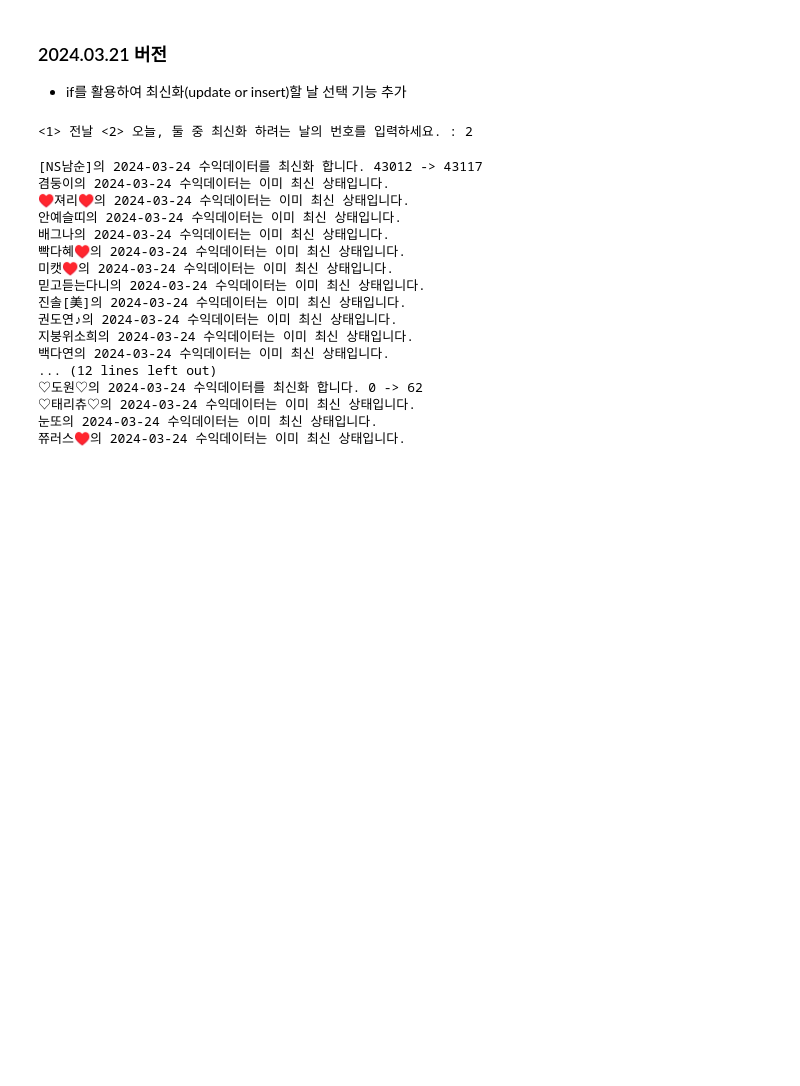
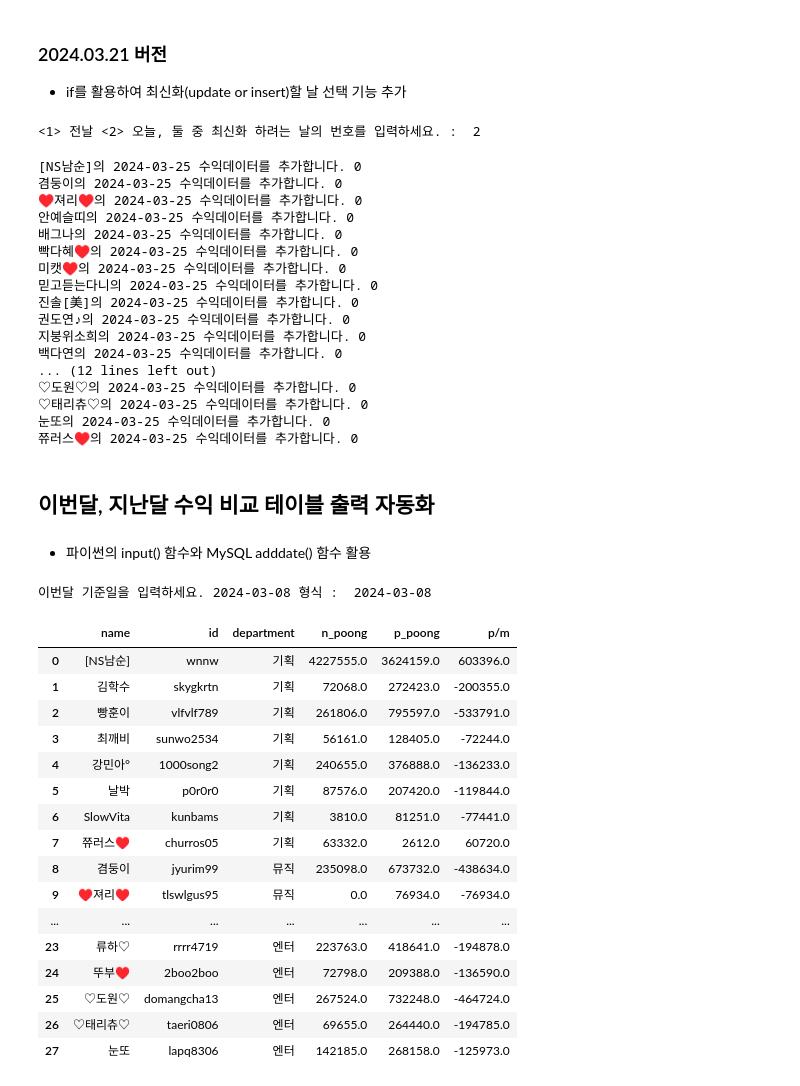
Before and after one commit to masche14/Sooni_poong_sum, a Jupyter notebook: sumpoong.ipynb, the cells around one changed output. Drawn from its saved outputs; the diff is of its cells as text; code cells hidden in the pictures; blank space fills up the shorter version.

```diff
--- a/sumpoong.ipynb
+++ b/sumpoong.ipynb
@@ -778,7 +778,7 @@ for bj in tqdm(bj_id_list):
 
     # 데이터베이스에 최신화 데이터 업데이트
     if (df['poong'].to_list()==[]):
-        print(f"{bj_name}의 {date} 수익데이터를 추가합니다.")
+        print(f"{bj_name}의 {date} 수익데이터를 추가합니다. {poong}")
 
         query=f"insert into daily_income values('{bj_id}', '{date}', {poong})"
         cursor.execute(query)
@@ -799,17 +799,45 @@ connection.close()
-[NS남순]의 2024-03-24 수익데이터를 최신화 합니다. 43012 -> 43117
-겸둥이의 2024-03-24 수익데이터는 이미 최신 상태입니다.
-♥져리♥의 2024-03-24 수익데이터는 이미 최신 상태입니다.
-안예슬띠의 2024-03-24 수익데이터는 이미 최신 상태입니다.
-배그나의 2024-03-24 수익데이터는 이미 최신 상태입니다.
-빡다혜♥의 2024-03-24 수익데이터는 이미 최신 상태입니다.
-미캣♥의 2024-03-24 수익데이터는 이미 최신 상태입니다.
-믿고듣는다니의 2024-03-24 수익데이터는 이미 최신 상태입니다.
-진솔[美]의 2024-03-24 수익데이터는 이미 최신 상태입니다.
-권도연♪의 2024-03-24 수익데이터는 이미 최신 상태입니다.
-지붕위소희의 2024-03-24 수익데이터는 이미 최신 상태입니다.
-백다연의 2024-03-24 수익데이터는 이미 최신 상태입니다.
+[NS남순]의 2024-03-25 수익데이터를 추가합니다. 0
+겸둥이의 2024-03-25 수익데이터를 추가합니다. 0
+♥져리♥의 2024-03-25 수익데이터를 추가합니다. 0
+안예슬띠의 2024-03-25 수익데이터를 추가합니다. 0
+배그나의 2024-03-25 수익데이터를 추가합니다. 0
+빡다혜♥의 2024-03-25 수익데이터를 추가합니다. 0
+미캣♥의 2024-03-25 수익데이터를 추가합니다. 0
+믿고듣는다니의 2024-03-25 수익데이터를 추가합니다. 0
+진솔[美]의 2024-03-25 수익데이터를 추가합니다. 0
+권도연♪의 2024-03-25 수익데이터를 추가합니다. 0
+지붕위소희의 2024-03-25 수익데이터를 추가합니다. 0
+백다연의 2024-03-25 수익데이터를 추가합니다. 0
 ... (12 lines left out)
-♡도원♡의 2024-03-24 수익데이터를 최신화 합니다. 0 -> 62
-♡태리츄♡의 2024-03-24 수익데이터는 이미 최신 상태입니다.
-눈또의 2024-03-24 수익데이터는 이미 최신 상태입니다.
-쮸러스♥의 2024-03-24 수익데이터는 이미 최신 상태입니다.
+♡도원♡의 2024-03-25 수익데이터를 추가합니다. 0
+♡태리츄♡의 2024-03-25 수익데이터를 추가합니다. 0
+눈또의 2024-03-25 수익데이터를 추가합니다. 0
+쮸러스♥의 2024-03-25 수익데이터를 추가합니다. 0
+# %% [markdown]
+## 이번달, 지난달 수익 비교 테이블 출력 자동화
+# %% [markdown]
+- 파이썬의 input() 함수와 MySQL adddate() 함수 활용
+# %%
+n_date=input('이번달 기준일을 입력하세요. 2024-03-08 형식 : ')
+
+df=pd.read_sql(f"select b.*, n.n_poong, p.p_poong, n.n_poong - p.p_poong as 'p/m' from bj b , (select id, sum(poong) as n_poong from daily_income where date between '{n_date}' and adddate(adddate('{n_date}', interval 1 month), interval -1 day) group by id) n , (select id, sum(poong) as p_poong from daily_income where date between adddate('{n_date}', interval -1 month) and adddate('{n_date}', interval -1 day) group by id) p where b.id = n.id and b.id = p.id order by department", engine)
+df
+# %% [output]
+이번달 기준일을 입력하세요. 2024-03-08 형식 :  2024-03-08
+|  | name | id | department | n_poong | p_poong | p/m |
+| 0 | [NS남순] | wnnw | 기획 | 4227555.0 | 3624159.0 | 603396.0 |
+| 1 | 김학수 | skygkrtn | 기획 | 72068.0 | 272423.0 | -200355.0 |
+| 2 | 빵훈이 | vlfvlf789 | 기획 | 261806.0 | 795597.0 | -533791.0 |
+| 3 | 최깨비 | sunwo2534 | 기획 | 56161.0 | 128405.0 | -72244.0 |
+| 4 | 강민아° | 1000song2 | 기획 | 240655.0 | 376888.0 | -136233.0 |
+| 5 | 날박 | p0r0r0 | 기획 | 87576.0 | 207420.0 | -119844.0 |
+| 6 | SlowVita | kunbams | 기획 | 3810.0 | 81251.0 | -77441.0 |
+| 7 | 쮸러스♥ | churros05 | 기획 | 63332.0 | 2612.0 | 60720.0 |
+| 8 | 겸둥이 | jyurim99 | 뮤직 | 235098.0 | 673732.0 | -438634.0 |
+| 9 | ♥져리♥ | tlswlgus95 | 뮤직 | 0.0 | 76934.0 | -76934.0 |
+| ... | ... | ... | ... | ... | ... | ... |
+| 23 | 류하♡ | rrrr4719 | 엔터 | 223763.0 | 418641.0 | -194878.0 |
+| 24 | 뚜부♥ | 2boo2boo | 엔터 | 72798.0 | 209388.0 | -136590.0 |
+| 25 | ♡도원♡ | domangcha13 | 엔터 | 267524.0 | 732248.0 | -464724.0 |
+| 26 | ♡태리츄♡ | taeri0806 | 엔터 | 69655.0 | 264440.0 | -194785.0 |
+| 27 | 눈또 | lapq8306 | 엔터 | 142185.0 | 268158.0 | -125973.0 |
```
